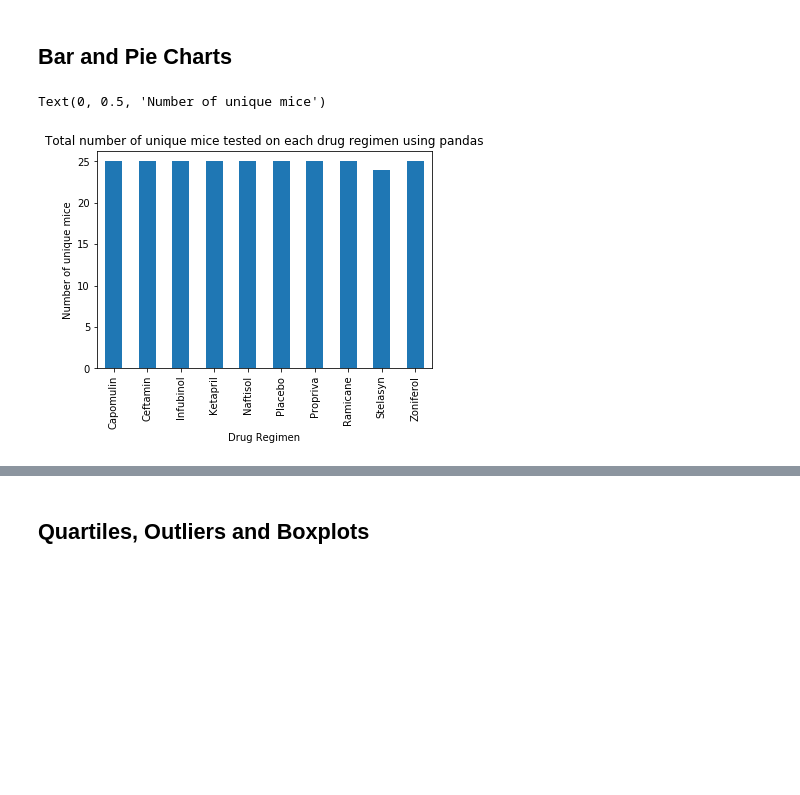
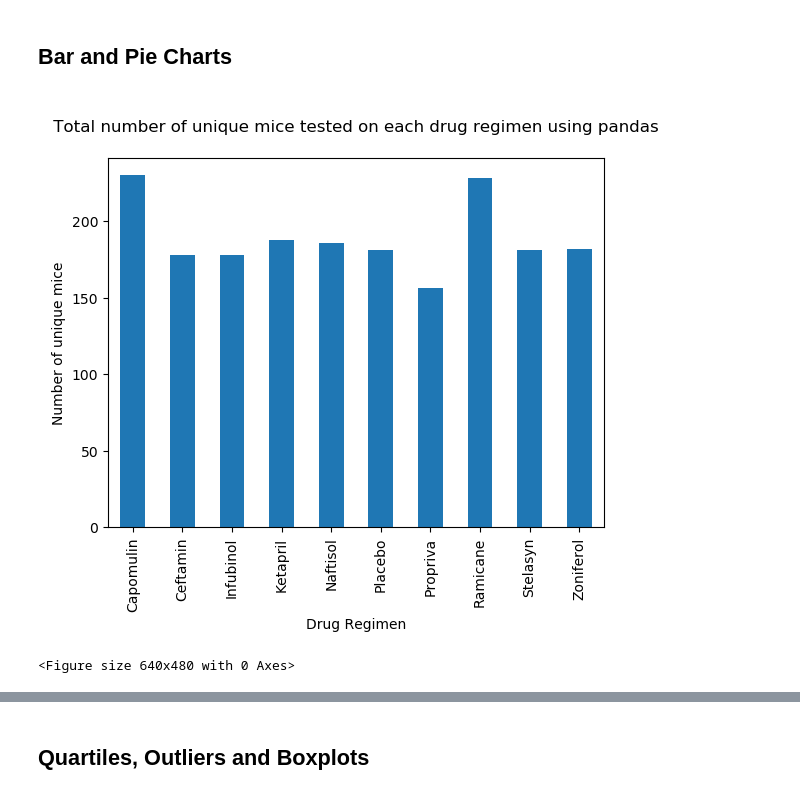
Before and after one commit to mengyin-lee/Matplotlib-challenge, a Jupyter notebook: Pymaceuticals/pymaceuticals_starter.ipynb, the cells around one changed output, grey strips where cells are left out. Cells and saved outputs as stored; diff of their text form; code cells hidden in the pictures; blank space fills up the shorter version.

```diff
--- a/Pymaceuticals/pymaceuticals_starter.ipynb
+++ b/Pymaceuticals/pymaceuticals_starter.ipynb
@@ -141,18 +144,21 @@ summary_stat_df2
 ## Bar and Pie Charts
 # %%
 # Generate a bar plot showing the total number of unique mice tested on each drug regimen using pandas.
-mice_drug_df = study_group["Mouse ID"].nunique()
 
-#print(mice_drug_df.index)
+mice_drug_df = study_group["Mouse ID"].count()
 
-mice_drug_df.plot.bar(mice_drug_df.index, mice_drug_df)
 
-plt.title("Total number of unique mice tested on each drug regimen using pandas")
-plt.xlabel("Drug Regimen")
-plt.ylabel("Number of unique mice")
+mice_bar_chart = mice_drug_df.plot(kind='bar')
+mice_bar_chart.set_xlabel("Drug Regimen")
+mice_bar_chart.set_ylabel("Number of unique mice")
+
+plt.title("\n Total number of unique mice tested on each drug regimen using pandas \n")
+
+plt.show()
+plt.tight_layout()
 # %% [output]
+[figure, new version]
-Text(0, 0.5, 'Number of unique mice')
+<Figure size 640x480 with 0 Axes>
-[figure, old version]
 # %%
 # Generate a bar plot showing the total number of unique mice tested on each drug regimen using pyplot.
 
```
Also changed, not shown: parts of 17 cells of this notebook.
